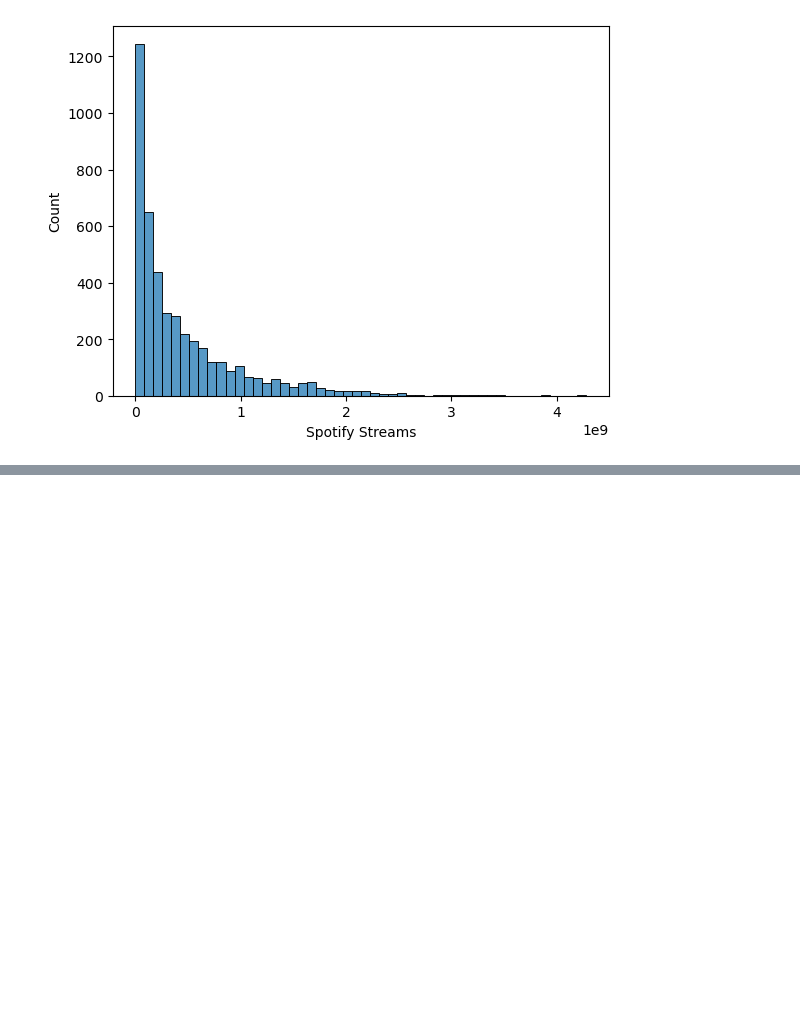
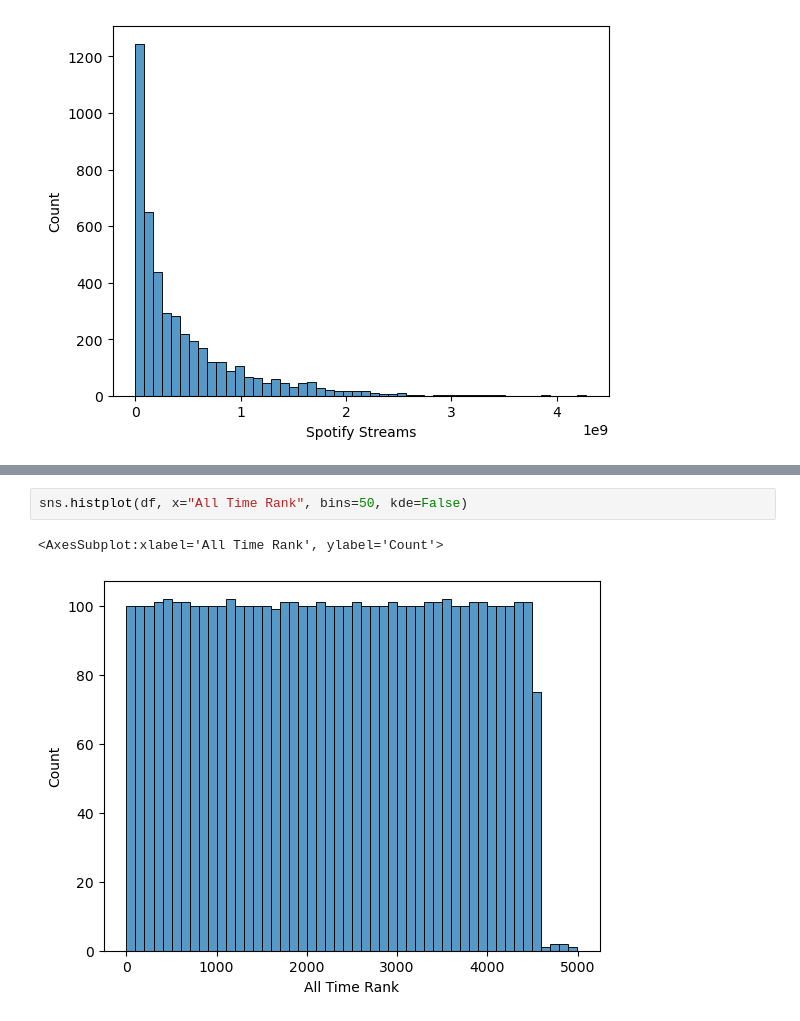
Before and after one commit to CrunchySweet/AI, a Jupyter notebook: Semester1/Spotify/Spotify2024.ipynb, the cells around one changed output, grey strips where cells are left out. Drawn from its saved outputs; the diff is of its cells as text; blank space fills up the shorter version.

```diff
--- a/Semester1/Spotify/Spotify2024.ipynb
+++ b/Semester1/Spotify/Spotify2024.ipynb
@@ -143,0 +155,5 @@ sns.histplot(df, x="Shazam Counts", bins=80, kde=False)
+# %%
+sns.histplot(df, x="All Time Rank", bins=50, kde=False)
+# %% [output]
+<AxesSubplot:xlabel='All Time Rank', ylabel='Count'>
+[figure, added]
```
Also changed, not shown: parts of 9 cells of this notebook.
